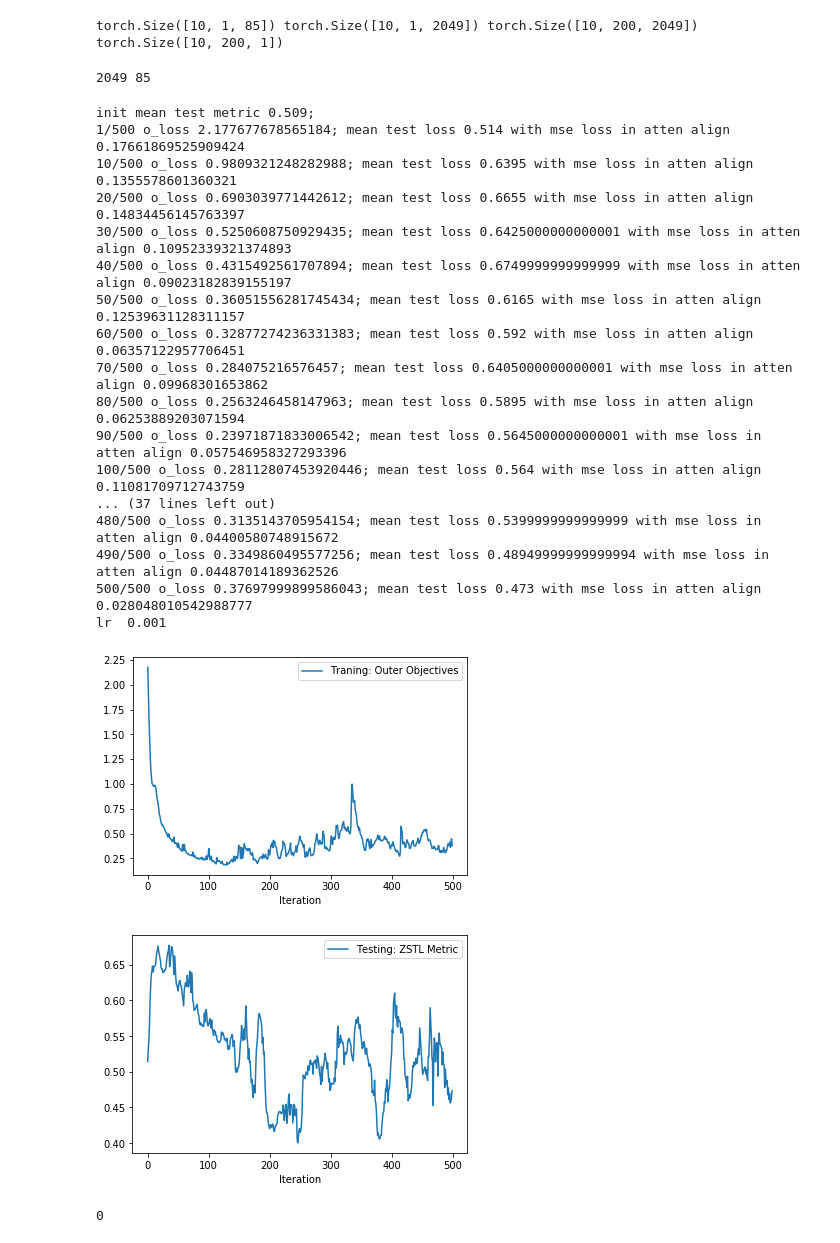
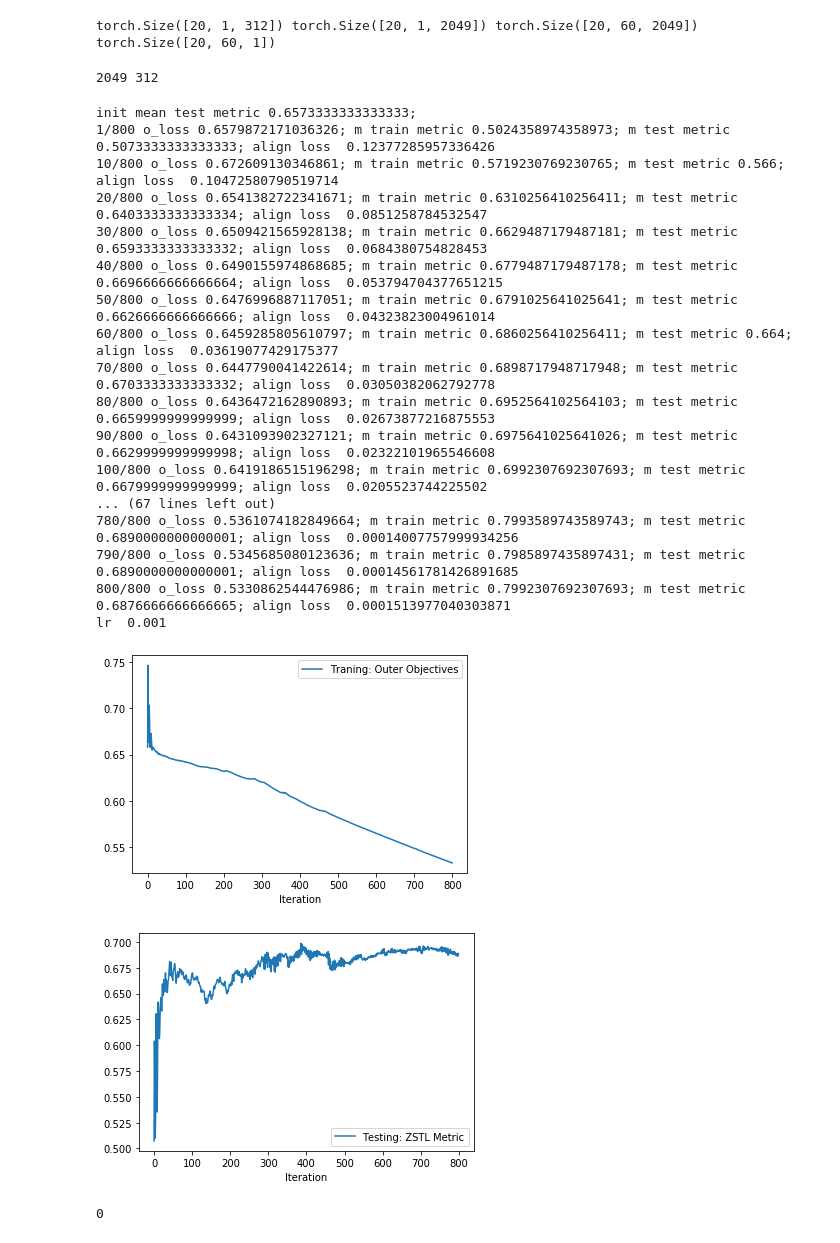
Before and after one commit to Kaho-Lee/ZSTL_Master_Thesis, a Jupyter notebook: ZSTL_AwA2_exp.ipynb, the cells around one changed output. Drawn from its saved outputs; the diff is of its cells as text; code cells hidden in the pictures.

```diff
--- a/ZSTL_AwA2_exp.ipynb
+++ b/ZSTL_AwA2_exp.ipynb
@@ -24,10 +24,11 @@ net = FuncRecursiveNet([
 ])
 shape_record = {0: [(1, 2049)]}
 # %%
-kb_size = 10
-train_size = 30
+kb_size = 20
+train_size = 140
 # %%
 filename = '../ZSTL_Data/Animals_with_Attributes2/splitedTask/task_train_data_standard.pickle'
+filename = '../ZSTL_Data/CUB_200_2011/CUB_200_2011/splitedTask/task_train_data_standard.pickle'
 with open(filename, 'rb') as f:
     dataset = pickle.load(f)
 print(len(dataset), len(list(dataset.keys())))
@@ -113,7 +114,7 @@ support_a, support_w, support_x, support_y = next(iter(support_loader))
 support_a, support_w, support_x, support_y = support_a.float(), support_w.float(), support_x.float(), support_y.float()
 print(support_a.size(), support_w.size(), support_x.size(), support_y.size())
 # %% [output]
-torch.Size([10, 1, 85]) torch.Size([10, 1, 2049]) torch.Size([10, 200, 2049]) torch.Size([10, 200, 1])
+torch.Size([20, 1, 312]) torch.Size([20, 1, 2049]) torch.Size([20, 60, 2049]) torch.Size([20, 60, 1])
 # %%
 support_a, support_w, support_x, support_y = next(iter(support_loader))
 support_a, support_w, support_x, support_y = support_a.float(), support_w.float(), support_x.float(), support_y.float()
@@ -124,10 +125,10 @@ d = support_w.size()[0]
 print(d, dm)
 
 param_dict = {}
-param_dict['rho'] = 0.0005
-param_dict['mu'] = 0.0001
+param_dict['rho'] = 0.00001
+param_dict['mu'] = 0.00001
 param_dict['loss'] = 'binary class'
-param_dict['outer lr'] = 5e-4
+param_dict['outer lr'] = 1e-3
 param_dict['align lr'] = 1e-4
 param_dict['dm'] = dm
 param_dict['d'] = d
@@ -137,29 +138,29 @@ param_dict['atten_activation'] = 'Sparsemax'
 
 ZSTL_model = ZSTL(support_w, support_a, support_x, net, param_dict)
 # %% [output]
-2049 85
+2049 312
 # %%
-ZSTL_model.train(train_loader, test_loader, max_iter=500)
+ZSTL_model.train(train_loader, test_loader, max_iter=800)
 # %% [output]
-init mean test metric 0.509;
-1/500 o_loss 2.177677678565184; mean test loss 0.514 with mse loss in atten align 0.17661869525909424
-10/500 o_loss 0.9809321248282988; mean test loss 0.6395 with mse loss in atten align 0.1355578601360321
-20/500 o_loss 0.6903039771442612; mean test loss 0.6655 with mse loss in atten align 0.14834456145763397
-30/500 o_loss 0.5250608750929435; mean test loss 0.6425000000000001 with mse loss in atten align 0.10952339321374893
-40/500 o_loss 0.4315492561707894; mean test loss 0.6749999999999999 with mse loss in atten align 0.09023182839155197
-50/500 o_loss 0.36051556281745434; mean test loss 0.6165 with mse loss in atten align 0.12539631128311157
-60/500 o_loss 0.32877274236331383; mean test loss 0.592 with mse loss in atten align 0.06357122957706451
-70/500 o_loss 0.284075216576457; mean test loss 0.6405000000000001 with mse loss in atten align 0.09968301653862
-80/500 o_loss 0.2563246458147963; mean test loss 0.5895 with mse loss in atten align 0.06253889203071594
-90/500 o_loss 0.23971871833006542; mean test loss 0.5645000000000001 with mse loss in atten align 0.057546958327293396
-100/500 o_loss 0.28112807453920446; mean test loss 0.564 with mse loss in atten align 0.11081709712743759
-... (37 lines left out)
-480/500 o_loss 0.3135143705954154; mean test loss 0.5399999999999999 with mse loss in atten align 0.04400580748915672
-490/500 o_loss 0.3349860495577256; mean test loss 0.48949999999999994 with mse loss in atten align 0.04487014189362526
-500/500 o_loss 0.37697999899586043; mean test loss 0.473 with mse loss in atten align 0.028048010542988777
+init mean test metric 0.6573333333333333;
+1/800 o_loss 0.6579872171036326; m train metric 0.5024358974358973; m test metric 0.5073333333333333; align loss  0.12377285957336426
+10/800 o_loss 0.672609130346861; m train metric 0.5719230769230765; m test metric 0.566; align loss  0.10472580790519714
+20/800 o_loss 0.6541382722341671; m train metric 0.6310256410256411; m test metric 0.6403333333333334; align loss  0.0851258784532547
+30/800 o_loss 0.6509421565928138; m train metric 0.6629487179487181; m test metric 0.6593333333333332; align loss  0.0684380754828453
+40/800 o_loss 0.6490155974868685; m train metric 0.6779487179487178; m test metric 0.6696666666666664; align loss  0.053794704377651215
+50/800 o_loss 0.6476996887117051; m train metric 0.6791025641025641; m test metric 0.6626666666666666; align loss  0.04323823004961014
+60/800 o_loss 0.6459285805610797; m train metric 0.6860256410256411; m test metric 0.664; align loss  0.03619077429175377
+70/800 o_loss 0.6447790041422614; m train metric 0.6898717948717948; m test metric 0.6703333333333332; align loss  0.03050382062792778
+80/800 o_loss 0.6436472162890893; m train metric 0.6952564102564103; m test metric 0.6659999999999999; align loss  0.02673877216875553
+90/800 o_loss 0.6431093902327121; m train metric 0.6975641025641026; m test metric 0.6629999999999998; align loss  0.02322101965546608
+100/800 o_loss 0.6419186515196298; m train metric 0.6992307692307693; m test metric 0.6679999999999999; align loss  0.0205523744225502
+... (67 lines left out)
+780/800 o_loss 0.5361074182849664; m train metric 0.7993589743589743; m test metric 0.6890000000000001; align loss  0.00014007757999934256
+790/800 o_loss 0.5345685080123636; m train metric 0.7985897435897431; m test metric 0.6890000000000001; align loss  0.00014561781426891685
+800/800 o_loss 0.5330862544476986; m train metric 0.7992307692307693; m test metric 0.6876666666666665; align loss  0.0001513977040303871
 lr  0.001
-[figure, old version]
+[figure, new version]
-[figure, old version]
+[figure, new version]
 0
 # %%
 print(ZSTL_model.a_kb_opt.shape)
```
Also changed, not shown: parts of 3 cells of this notebook, 4 other files.
